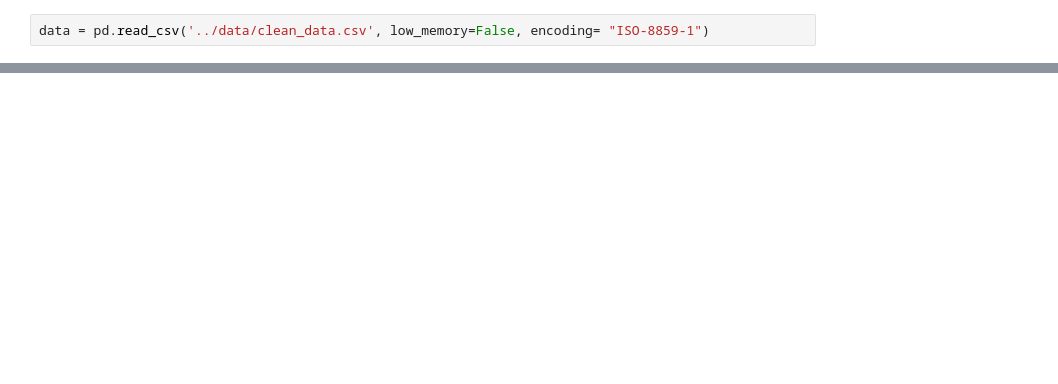
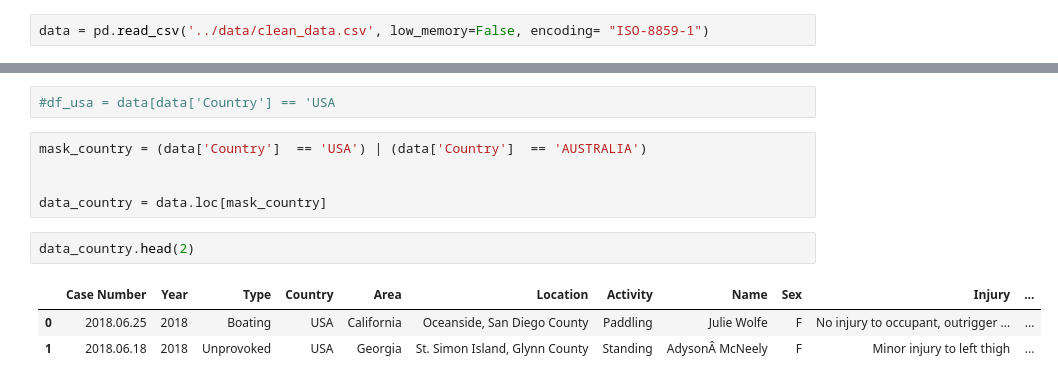
Before and after one commit to pgmar257/Project-Sharks, a Jupyter notebook: notebook/analytics.ipynb, the cells around one changed output, grey strips where cells are left out. Drawn from its saved outputs; the diff is of its cells as text; blank space fills up the shorter version.

```diff
--- a/notebook/analytics.ipynb
+++ b/notebook/analytics.ipynb
@@ -15,0 +29,13 @@ data.head()
+# %%
+#df_usa = data[data['Country'] == 'USA
+# %%
+mask_country = (data['Country']  == 'USA') | (data['Country']  == 'AUSTRALIA')
+
+
+data_country = data.loc[mask_country]
+# %%
+data_country.head(2)
+# %% [output]
+|  | Case Number | Year | Type | Country | Area | Location | Activity | Name | Sex | Injury | ... |
+| 0 | 2018.06.25 | 2018 | Boating | USA | California | Oceanside, San Diego County | Paddling | Julie Wolfe | F | No injury to occupant, outrigger ... | ... |
+| 1 | 2018.06.18 | 2018 | Unprovoked | USA | Georgia | St. Simon Island, Glynn County | Standing | AdysonÂ McNeely | F | Minor injury to left thigh | ... |
```
Also changed, not shown: parts of 23 cells of this notebook, 3 other files.
